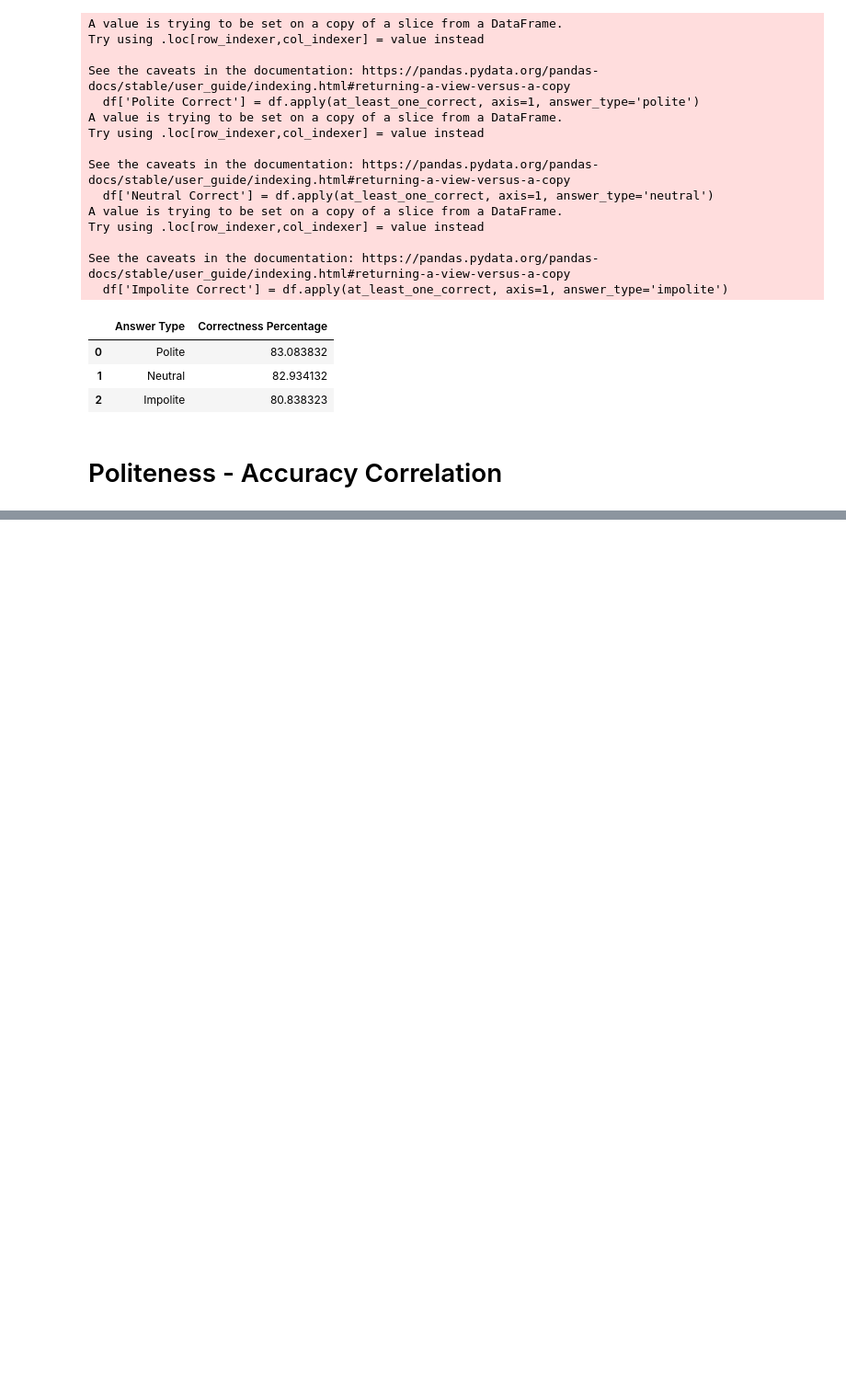
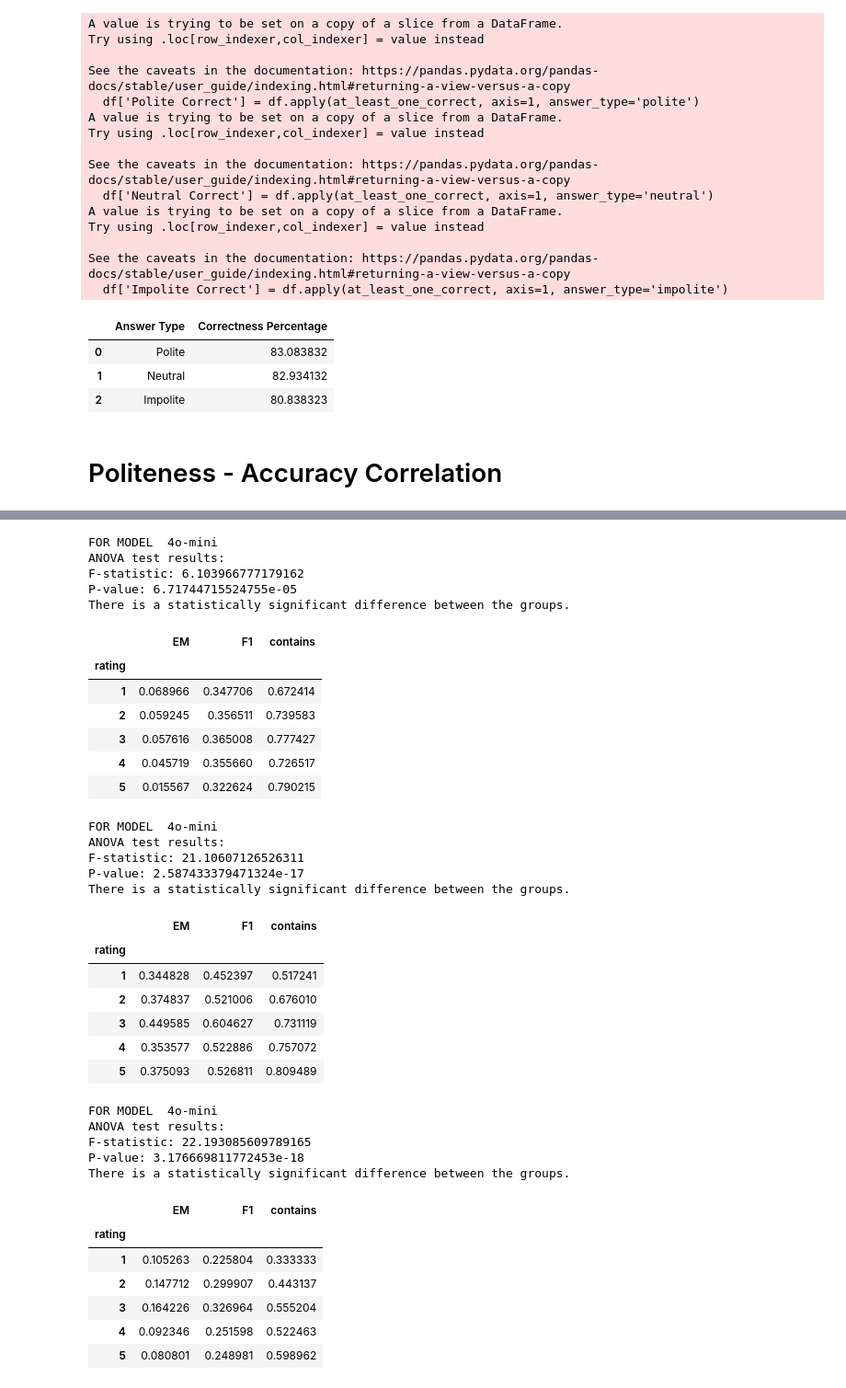
Before and after one commit to jbbernardin/LLM_Politeness, a Jupyter notebook: FINAL_ANALYSIS.ipynb, the cells around one changed output, grey strips where cells are left out. Shown at 92% size. Drawn from its saved outputs; the diff is of its cells as text; code cells hidden in the pictures; blank space fills up the shorter version.

```diff
--- a/ANLP_Figures.ipynb
+++ b/FINAL_ANALYSIS.ipynb
@@ -889,0 +858,78 @@ plt.show()
+# %%
+import pandas as pd
+import scipy.stats as stats
+
+def analyze_politeness_corr(performance_df, model_name=None):
+    print("FOR MODEL ", model_name)
+
+    final_df = merge_with_polite(performance_df)
+
+    # Perform ANOVA test
+    anova_result = stats.f_oneway(
+        *[final_df[final_df['rating'] == rating]['contains'] for rating in final_df['rating'].unique()]
+    )
+
+    # Print the results
+    print("ANOVA test results:")
+    print(f"F-statistic: {anova_result.statistic}")
+    print(f"P-value: {anova_result.pvalue}")
+
+    # Interpret the results
+    alpha = 0.05
+    if anova_result.pvalue < alpha:
+        print("There is a statistically significant difference between the groups.")
+    else:
+        print("There is no statistically significant difference between the groups.")
+
+    # Group by 'rating' and calculate statistics
+    rating_stats = final_df.groupby('rating').agg({
+        'EM': ['mean', 'median', 'std'],
+        'F1': ['mean', 'median', 'std'],
+        'contains': ['mean', 'median', 'std']
+    })
+
+    # Display just the mean values
+    display(rating_stats[['EM', 'F1', 'contains']].xs('mean', axis=1, level=1))
+
+# performance_df = pd.read_csv('model_outputs/4o-mini_evaluation_results.csv')
+models = ['4o-mini', 'mistral', 'falcon', 'llama']
+dataframes = [pd.read_csv(f'model_outputs/{model}_evaluation_results.csv') for model in models]
+for df in dataframes:
+    analyze_politeness_corr(df, model_name=model)
+# %% [output]
+FOR MODEL  4o-mini
+ANOVA test results:
+F-statistic: 6.103966777179162
+P-value: 6.71744715524755e-05
+There is a statistically significant difference between the groups.
+|  | EM | F1 | contains |
+| rating |  |  |  |
+| 1 | 0.068966 | 0.347706 | 0.672414 |
+| 2 | 0.059245 | 0.356511 | 0.739583 |
+| 3 | 0.057616 | 0.365008 | 0.777427 |
+| 4 | 0.045719 | 0.355660 | 0.726517 |
+| 5 | 0.015567 | 0.322624 | 0.790215 |
+FOR MODEL  4o-mini
+ANOVA test results:
+F-statistic: 21.10607126526311
+P-value: 2.587433379471324e-17
+There is a statistically significant difference between the groups.
+|  | EM | F1 | contains |
+| rating |  |  |  |
+| 1 | 0.344828 | 0.452397 | 0.517241 |
+| 2 | 0.374837 | 0.521006 | 0.676010 |
+| 3 | 0.449585 | 0.604627 | 0.731119 |
+| 4 | 0.353577 | 0.522886 | 0.757072 |
+| 5 | 0.375093 | 0.526811 | 0.809489 |
+FOR MODEL  4o-mini
+ANOVA test results:
+F-statistic: 22.193085609789165
+P-value: 3.176669811772453e-18
+There is a statistically significant difference between the groups.
+|  | EM | F1 | contains |
+| rating |  |  |  |
+| 1 | 0.105263 | 0.225804 | 0.333333 |
+| 2 | 0.147712 | 0.299907 | 0.443137 |
+| 3 | 0.164226 | 0.326964 | 0.555204 |
+| 4 | 0.092346 | 0.251598 | 0.522463 |
+| 5 | 0.080801 | 0.248981 | 0.598962 |
```
Also changed, not shown: parts of 6 cells of this notebook.
